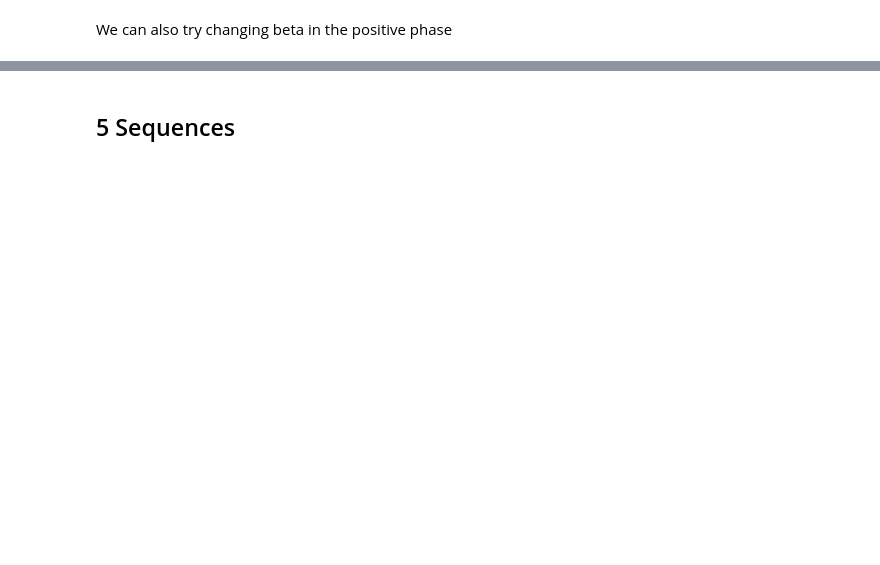
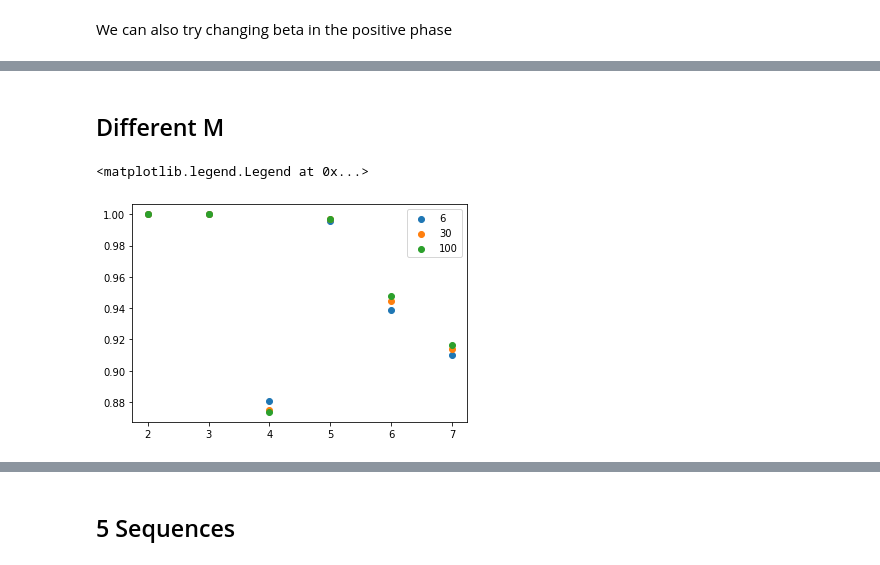
Before and after one commit to LorenzoBuriola/LoCP_moduleB, a Jupyter notebook: Week5/FPGheArt_exercise5.ipynb, the cells around one changed output, grey strips where cells are left out. Cells and saved outputs as stored; diff of their text form; code cells hidden in the pictures; blank space fills up the shorter version.

```diff
--- a/Week5/FPGheArt_exercise5.ipynb
+++ b/Week5/FPGheArt_exercise5.ipynb
@@ -107,5 +92,4 @@ First test with 2 hidden nodes
 # %%
-my_rbm = rbm.RBM(M=2, random_state = 12)
-my_rbm.fit(v)
+my_rbm = rbm.RBM(M=2, random_state = 12).fit(v)
 # %% [output]
 <RBM.RBM at 0x...>
@@ -183,0 +139,17 @@ plt.show()
+# %% [markdown]
+## Different M
+# %%
+Ml = [2,3,4,5,6,7]
+rbms = []
+for M in Ml:
+    my_rbm = rbm.RBM(M=M, random_state = 12)
+    rbms.append(my_rbm.fit(v))
+    #plotgraph(*(my_rbm.params()), M=M)
+# %%
+M_score_b6 = []
+M_score_b15 = []
+M_score_b30 = []
+for rb in rbms:
+    M_score_b6.append(rb.score(v,seq, beta = 6))
+    M_score_b15.append(rb.score(v,seq, beta = 30))
+    M_score_b30.append(rb.score(v,seq, beta = 100))
@@ -183,0 +164,8 @@ plt.show()
+# %%
+plt.scatter(Ml, M_score_b6, label = "6")
+plt.scatter(Ml, M_score_b15, label = "30")
+plt.scatter(Ml, M_score_b30, label = "100")
+plt.legend()
+# %% [output]
+<matplotlib.legend.Legend at 0x...>
+[figure, added]
```
Also changed, not shown: parts of 109 cells of this notebook.
